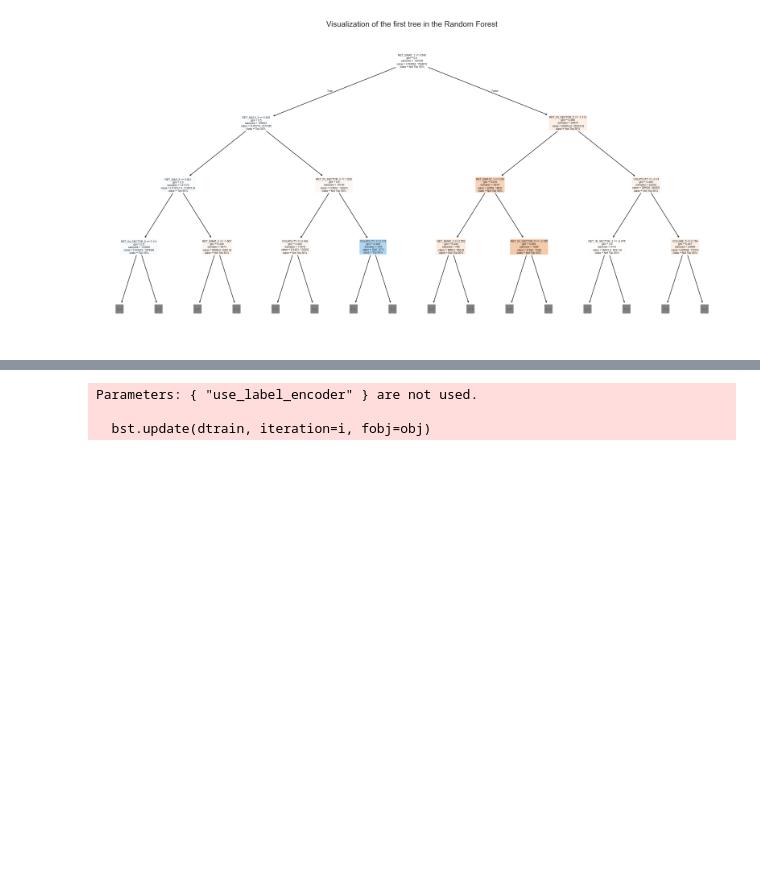
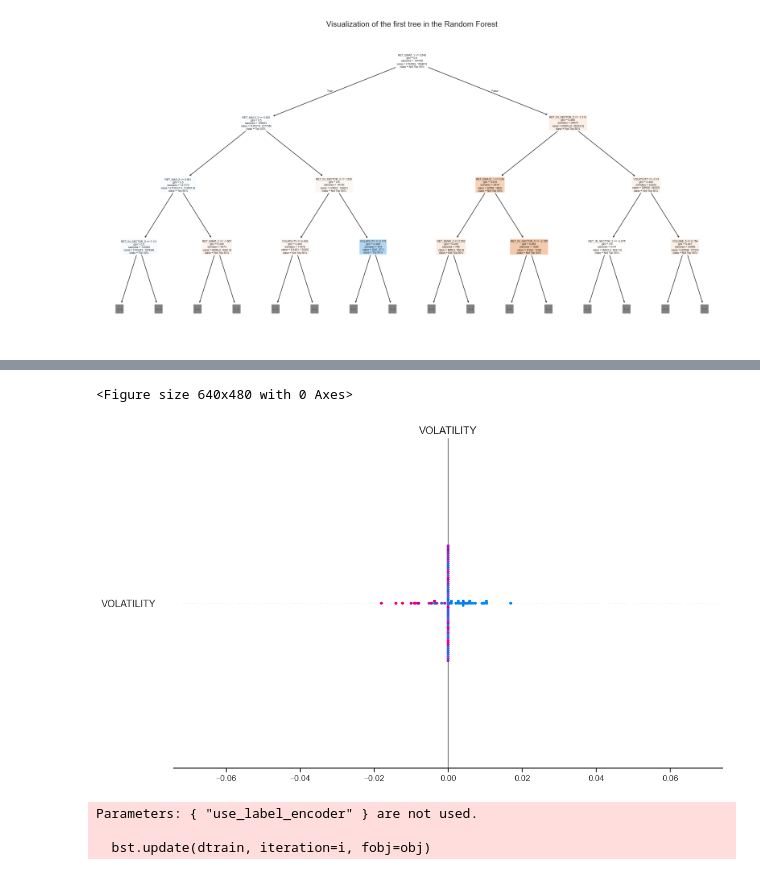
Before and after one commit to yuntongSH/QRT-Stock-Return-Prediction, a Jupyter notebook: QRT Stock Return Prediction Notebook.ipynb, the cells around one changed output, grey strips where cells are left out. Drawn from its saved outputs; the diff is of its cells as text; code cells hidden in the pictures; blank space fills up the shorter version.

Commit message:
Update QRT Stock Return Prediction Notebook with latest changes

```diff
--- a/QRT Stock Return Prediction Notebook.ipynb
+++ b/QRT Stock Return Prediction Notebook.ipynb
@@ -616,2 +617,26 @@ Epoch 221/250
+# %%
+# Visualize SHAP values
+# Convert training and validation arrays back to DataFrames for feature names
+X_nn_train_df = pd.DataFrame(X_nn_train, columns=features)
+X_nn_val_df = pd.DataFrame(X_nn_val, columns=features)
+
+# Use a small background sample for SHAP (to keep it fast)
+background = X_nn_train_df.sample(n=100, random_state=42)
+X_sample = X_nn_val_df.sample(n=100, random_state=42)
+
+# Define prediction function for KernelExplainer
+predict_fn = lambda x: nn_model.predict(x, verbose=0)
+
+# Create SHAP explainer
+explainer = shap.KernelExplainer(predict_fn, background)
+
+# Compute SHAP values
+shap_values = explainer.shap_values(X_sample, nsamples=100)
+
+# Plot SHAP summary
+shap.summary_plot(shap_values, X_sample, feature_names=features)
+# %% [output]
+<Figure size 640x480 with 0 Axes>
+[figure, added]
 # %%
 # XGBoost
```
Also changed, not shown: parts of 19 cells of this notebook.
